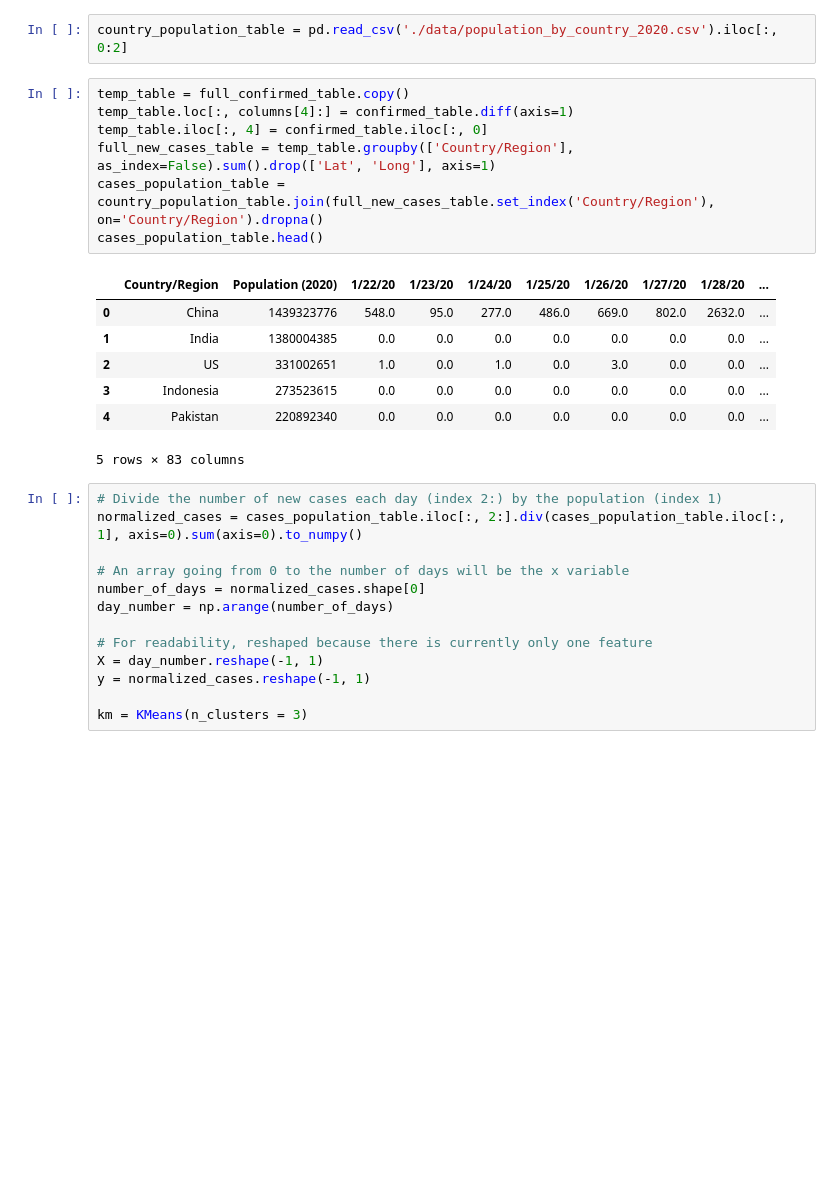
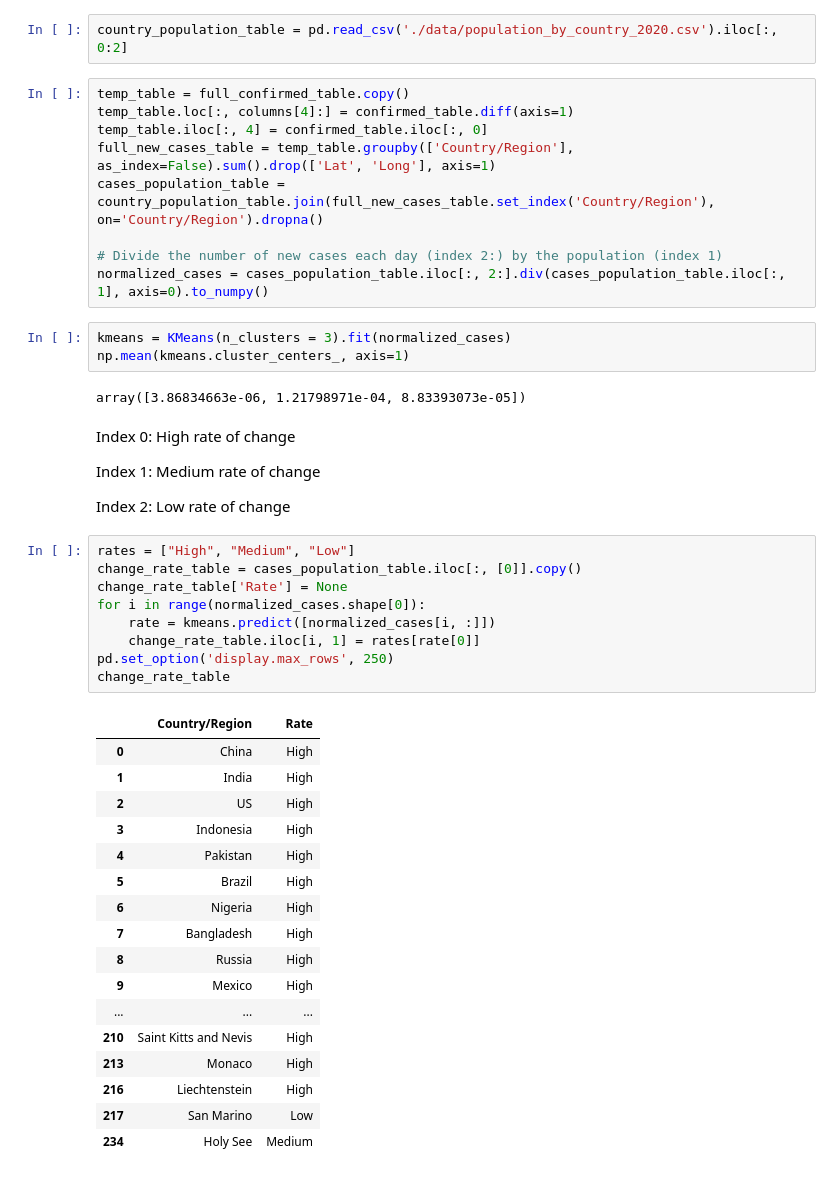
Before and after one commit to moslehm/COVID19-ML-Predictions, a Jupyter notebook: COVID-19 Predictions.ipynb, the cells around one changed output. Saved outputs shown, nothing was run; the diff lists cells and outputs as text; blank space fills up the shorter version.

```diff
--- a/COVID-19 Predictions.ipynb
+++ b/COVID-19 Predictions.ipynb
@@ -320,25 +320,44 @@ temp_table.loc[:, columns[4]:] = confirmed_table.diff(axis=1)
 temp_table.iloc[:, 4] = confirmed_table.iloc[:, 0]
 full_new_cases_table = temp_table.groupby(['Country/Region'], as_index=False).sum().drop(['Lat', 'Long'], axis=1)
 cases_population_table = country_population_table.join(full_new_cases_table.set_index('Country/Region'), on='Country/Region').dropna()
-cases_population_table.head()
+
+# Divide the number of new cases each day (index 2:) by the population (index 1)
+normalized_cases = cases_population_table.iloc[:, 2:].div(cases_population_table.iloc[:, 1], axis=0).to_numpy()
-# %% [output]
-|  | Country/Region | Population (2020) | 1/22/20 | 1/23/20 | 1/24/20 | 1/25/20 | 1/26/20 | 1/27/20 | 1/28/20 | ... |
-| 0 | China | 1439323776 | 548.0 | 95.0 | 277.0 | 486.0 | 669.0 | 802.0 | 2632.0 | ... |
-| 1 | India | 1380004385 | 0.0 | 0.0 | 0.0 | 0.0 | 0.0 | 0.0 | 0.0 | ... |
-| 2 | US | 331002651 | 1.0 | 0.0 | 1.0 | 0.0 | 3.0 | 0.0 | 0.0 | ... |
-| 3 | Indonesia | 273523615 | 0.0 | 0.0 | 0.0 | 0.0 | 0.0 | 0.0 | 0.0 | ... |
-| 4 | Pakistan | 220892340 | 0.0 | 0.0 | 0.0 | 0.0 | 0.0 | 0.0 | 0.0 | ... |
-5 rows × 83 columns
-# %%
-# Divide the number of new cases each day (index 2:) by the population (index 1)
-normalized_cases = cases_population_table.iloc[:, 2:].div(cases_population_table.iloc[:, 1], axis=0).sum(axis=0).to_numpy()
-
-# An array going from 0 to the number of days will be the x variable
-number_of_days = normalized_cases.shape[0]
-day_number = np.arange(number_of_days)
-
-# For readability, reshaped because there is currently only one feature
-X = day_number.reshape(-1, 1)
-y = normalized_cases.reshape(-1, 1)
-
-km = KMeans(n_clusters = 3)
+# %%
+kmeans = KMeans(n_clusters = 3).fit(normalized_cases)
+np.mean(kmeans.cluster_centers_, axis=1)
+# %% [output]
+array([3.86834663e-06, 1.21798971e-04, 8.83393073e-05])
+# %% [markdown]
+Index 0: High rate of change
+
+Index 1: Medium rate of change
+
+Index 2: Low rate of change
+# %%
+rates = ["High", "Medium", "Low"]
+change_rate_table = cases_population_table.iloc[:, [0]].copy()
+change_rate_table['Rate'] = None
+for i in range(normalized_cases.shape[0]):
+    rate = kmeans.predict([normalized_cases[i, :]])
+    change_rate_table.iloc[i, 1] = rates[rate[0]]
+pd.set_option('display.max_rows', 250)
+change_rate_table
+# %% [output]
+|  | Country/Region | Rate |
+| 0 | China | High |
+| 1 | India | High |
+| 2 | US | High |
+| 3 | Indonesia | High |
+| 4 | Pakistan | High |
+| 5 | Brazil | High |
+| 6 | Nigeria | High |
+| 7 | Bangladesh | High |
+| 8 | Russia | High |
+| 9 | Mexico | High |
+| ... | ... | ... |
+| 210 | Saint Kitts and Nevis | High |
+| 213 | Monaco | High |
+| 216 | Liechtenstein | High |
+| 217 | San Marino | Low |
+| 234 | Holy See | Medium |
```
Also changed, not shown: parts of 12 cells of this notebook, 1 other file.
